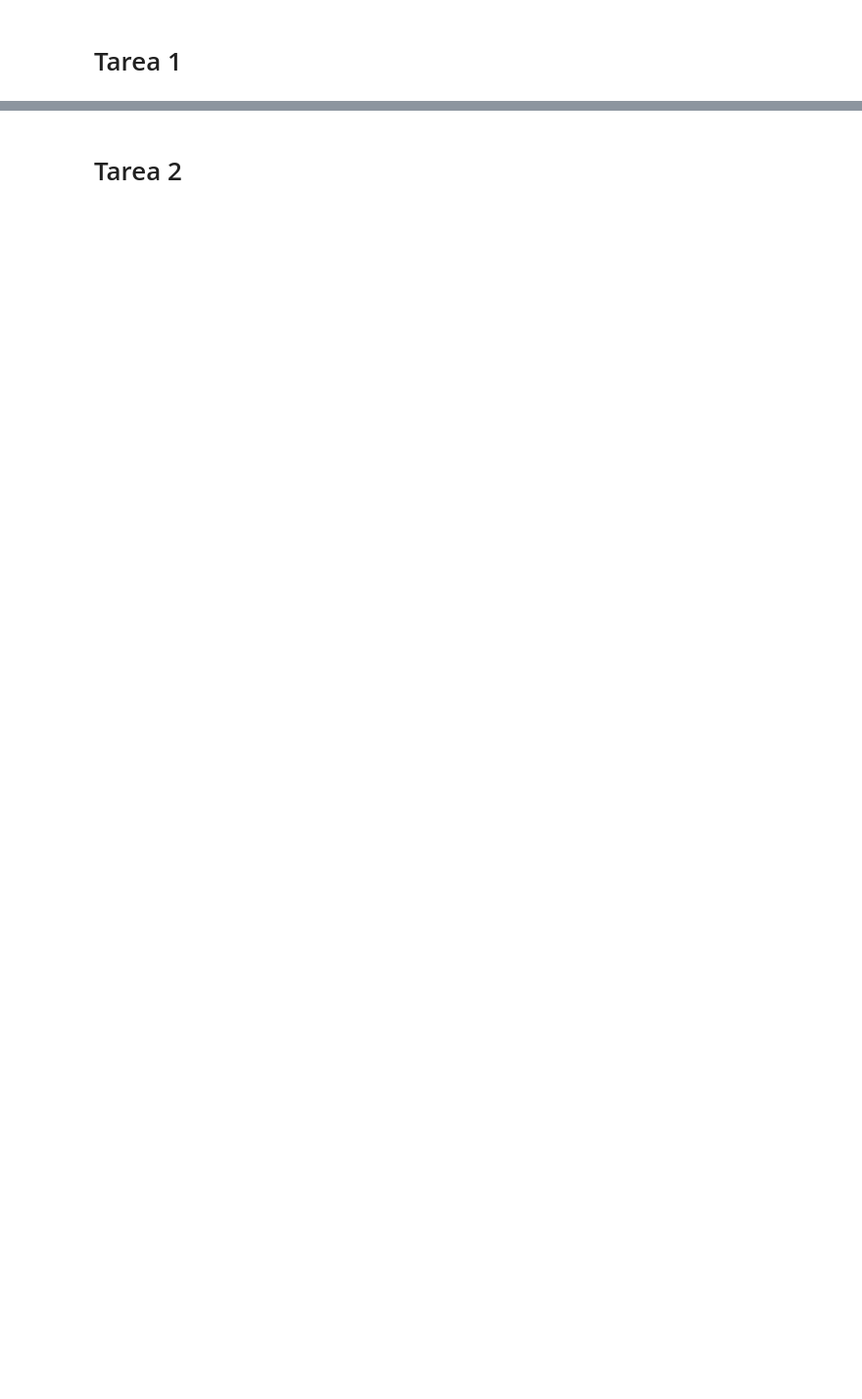
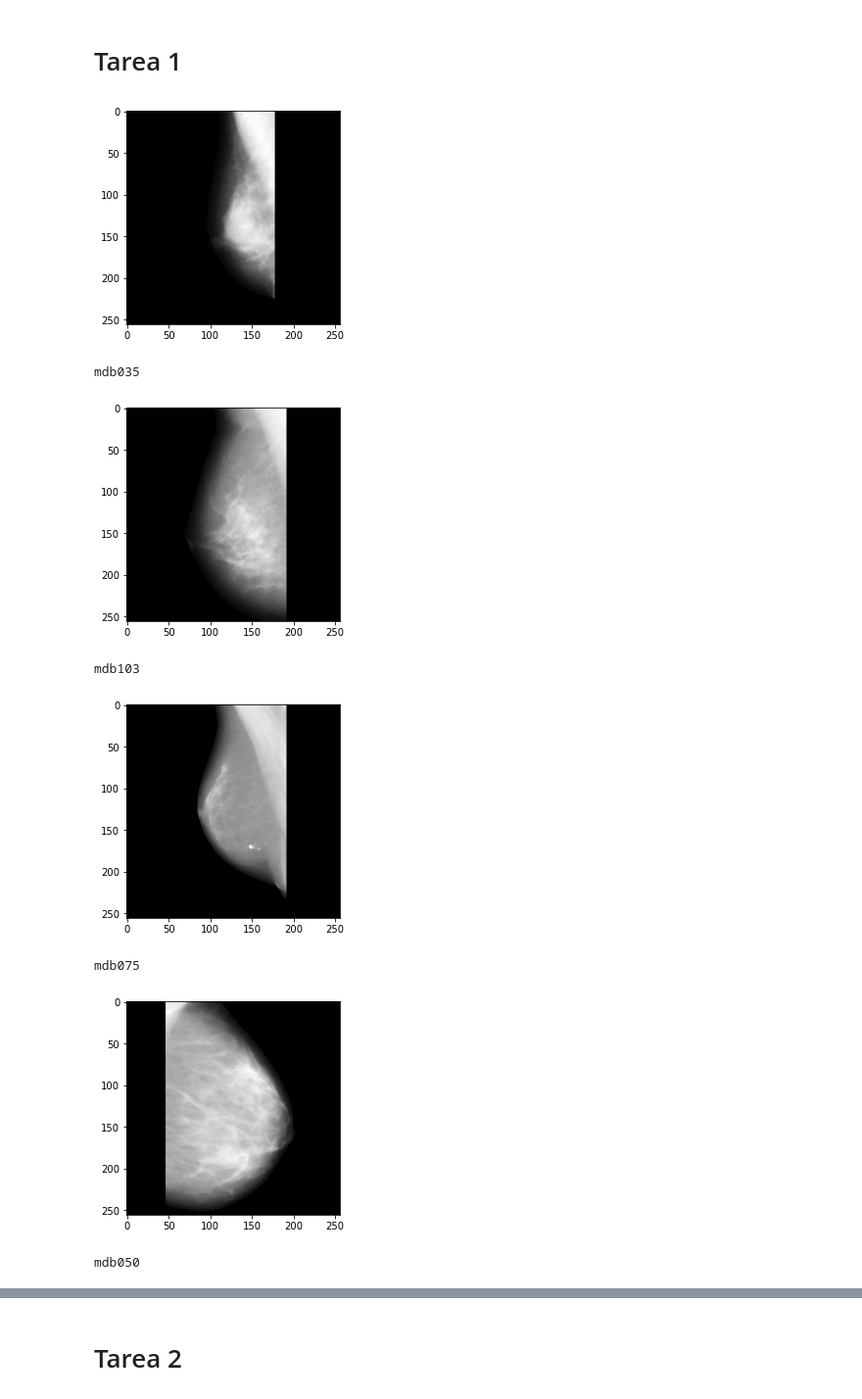
Before and after one commit to data-and-code/trabajo_con_imagenes, a Jupyter notebook: data-raw/just_code.ipynb, the cells around one changed output, grey strips where cells are left out. Shown at 98% size. Saved outputs shown, nothing was run; the diff lists cells and outputs as text; code cells hidden in the pictures; blank space fills up the shorter version.

```diff
--- a/data-raw/just_code.ipynb
+++ b/data-raw/just_code.ipynb
@@ -114,3 +128,16 @@ class CleanBg():
         mdb_clean = self.mdb.copy()
         mdb_clean.img = img_clean
         return mdb_clean
+# %%
+for path in paths[0:5]:
+    test = MIAS(path)
+    print(CleanBg(test).clean_bg())
+# %% [output]
+[figure, added]
+mdb035
+[figure, added]
+mdb103
+[figure, added]
+mdb075
+[figure, added]
+mdb050
```
Also changed, not shown: parts of 4 cells of this notebook.
